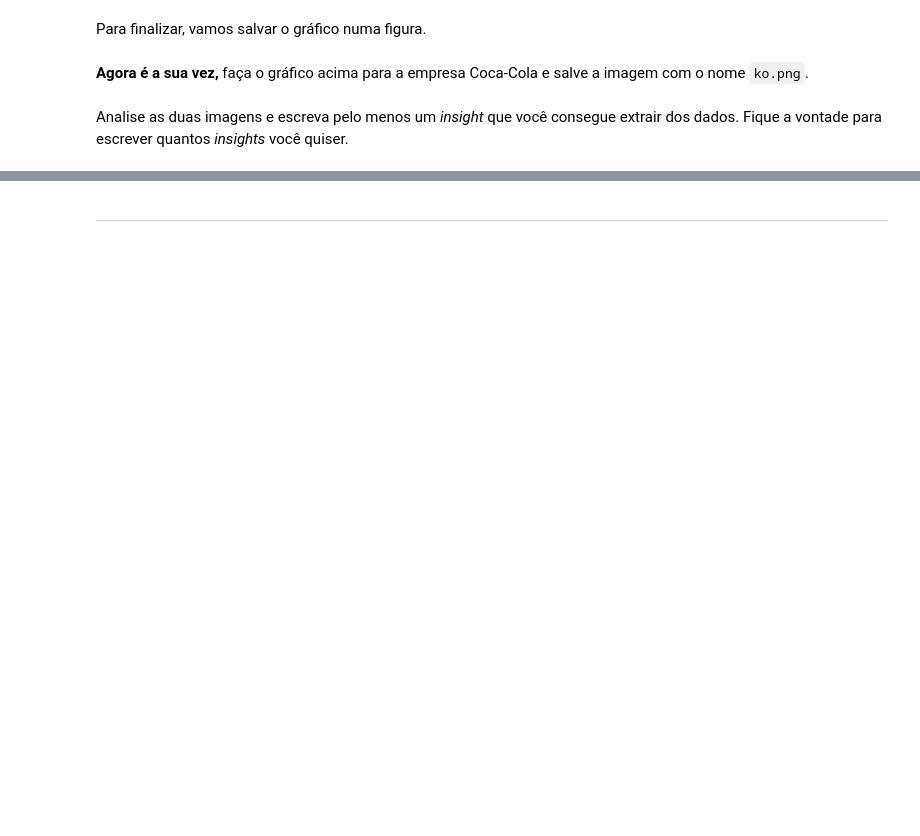
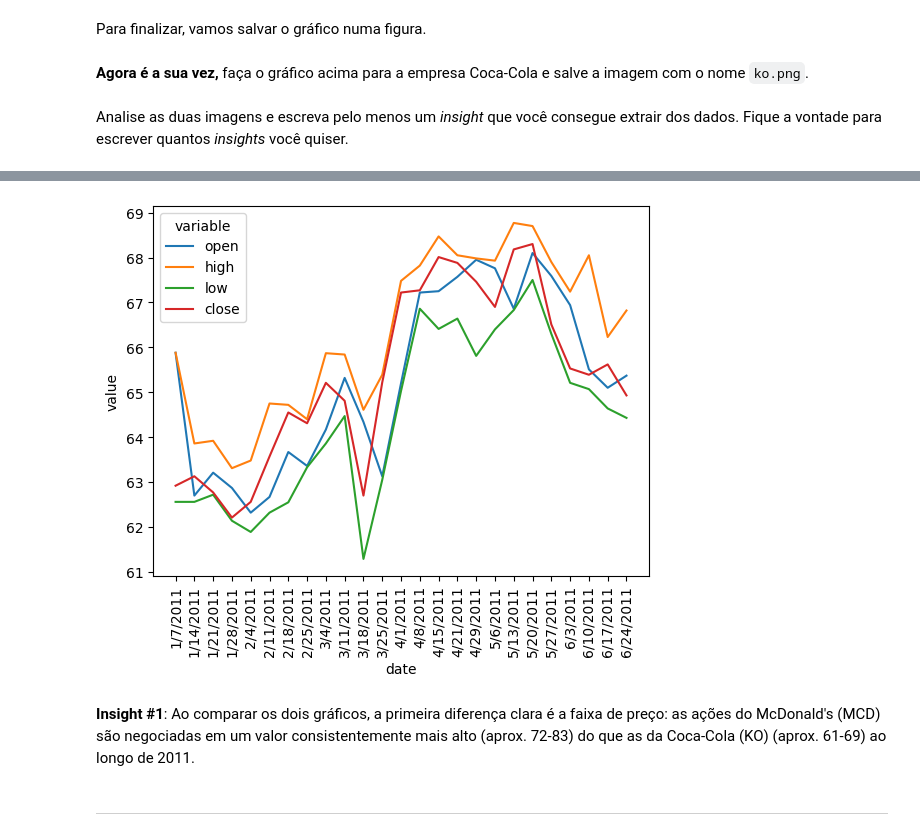
Before and after one commit to Bruno-Braganca-Fernandes/exercicio_modulo7_Python, a Jupyter notebook: Python_M7_exercise.ipynb, the cells around one changed output, grey strips where cells are left out. Saved outputs shown, nothing was run; the diff lists cells and outputs as text; code cells hidden in the pictures; blank space fills up the shorter version.

```diff
--- a/Python_M7_exercise.ipynb
+++ b/Python_M7_exercise.ipynb
@@ -307,0 +315,5 @@ Analise as duas imagens e escreva pelo menos um *insight* que você consegue ext
+# %%
+plot_ko = sns.lineplot(x="date", y="value", hue='variable', data=pd.melt(df_ko, ['date']))
+_ = plot_ko.set_xticklabels(labels=df_ko['date'], rotation=90)
+# %% [output]
+[figure, added]
@@ -308,2 +322,4 @@ Analise as duas imagens e escreva pelo menos um *insight* que você consegue ext
+# %% [markdown]
+**Insight #1**: Ao comparar os dois gráficos, a primeira diferença clara é a faixa de preço: as ações do McDonald's (MCD) são negociadas em um valor consistentemente mais alto (aprox. 72-83) do que as da Coca-Cola (KO) (aprox. 61-69) ao longo de 2011.
 # %% [markdown]
 ---
```
Also changed, not shown: parts of 12 cells of this notebook, 1 other file.
